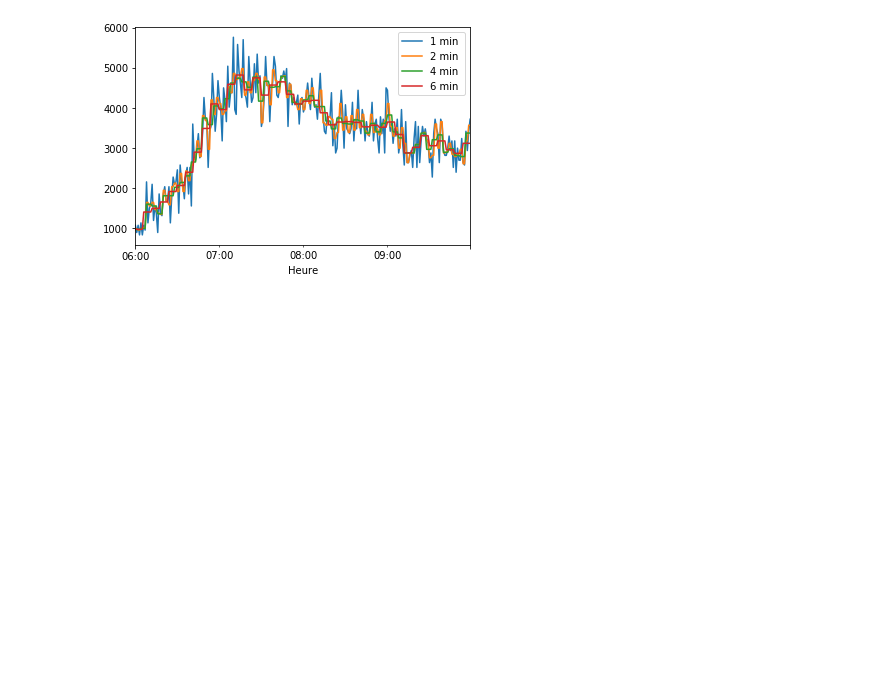
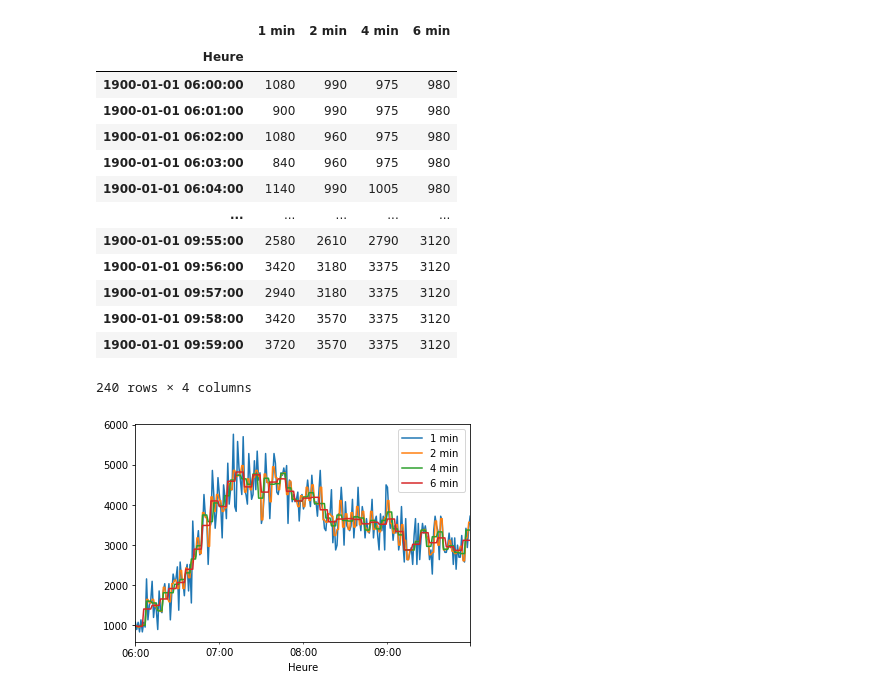
Before and after one commit to mathis-b/ExPAT, a Jupyter notebook: TP2_V1.ipynb, the cells around one changed output. Drawn from its saved outputs; the diff is of its cells as text; code cells hidden in the pictures; blank space fills up the shorter version.

```diff
--- a/TP2_V1.ipynb
+++ b/TP2_V1.ipynb
@@ -16,6 +10,23 @@ Q3= pd.read_csv(Chemin + "Q3.csv", header=0, sep=";")
 # %%
 Q3['Heure'] = pd.to_datetime(Q3['Heure'], format = "%H:%M")
 Q3 = Q3.set_index('Heure')
+# %%
+Q3
+# %% [output]
+|  | 1 min | 2 min | 4 min | 6 min |
+| Heure |  |  |  |  |
+| 1900-01-01 06:00:00 | 1080 | 990 | 975 | 980 |
+| 1900-01-01 06:01:00 | 900 | 990 | 975 | 980 |
+| 1900-01-01 06:02:00 | 1080 | 960 | 975 | 980 |
+| 1900-01-01 06:03:00 | 840 | 960 | 975 | 980 |
+| 1900-01-01 06:04:00 | 1140 | 990 | 1005 | 980 |
+| ... | ... | ... | ... | ... |
+| 1900-01-01 09:55:00 | 2580 | 2610 | 2790 | 3120 |
+| 1900-01-01 09:56:00 | 3420 | 3180 | 3375 | 3120 |
+| 1900-01-01 09:57:00 | 2940 | 3180 | 3375 | 3120 |
+| 1900-01-01 09:58:00 | 3420 | 3570 | 3375 | 3120 |
+| 1900-01-01 09:59:00 | 3720 | 3570 | 3375 | 3120 |
+240 rows × 4 columns
 # %%
 ### Q3
 
```
Also changed, not shown: parts of 2 cells of this notebook.
